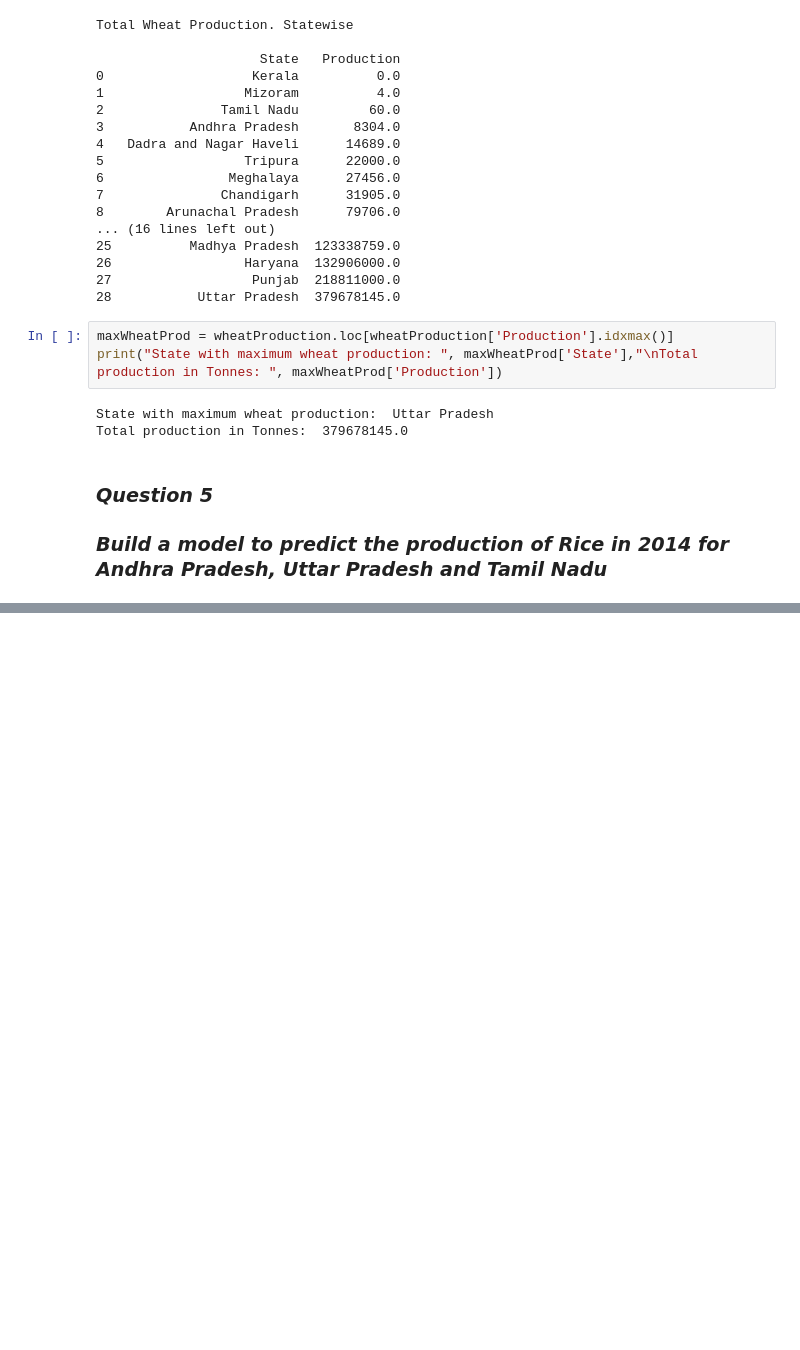
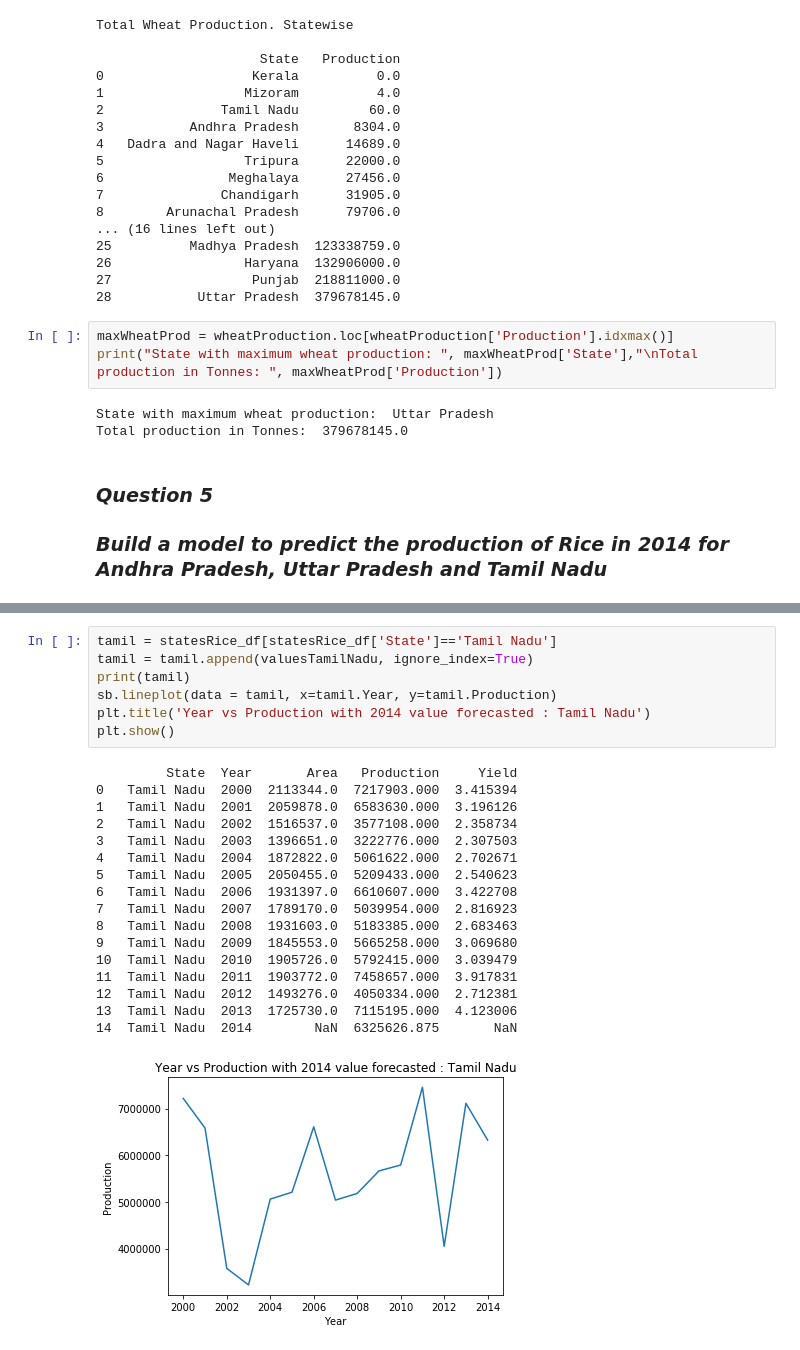
Before and after one commit to Neha-Jacob/Crop-Analysis-India, a Jupyter notebook: Crop Production Analysis - India.ipynb, the cells around one changed output, grey strips where cells are left out. Saved outputs shown, nothing was run; the diff lists cells and outputs as text; blank space fills up the shorter version.

```diff
--- a/Crop Production Analysis - India.ipynb
+++ b/Crop Production Analysis - India.ipynb
@@ -488,0 +537,25 @@ pred
+# %%
+tamil = statesRice_df[statesRice_df['State']=='Tamil Nadu']
+tamil = tamil.append(valuesTamilNadu, ignore_index=True)
+print(tamil)
+sb.lineplot(data = tamil, x=tamil.Year, y=tamil.Production)
+plt.title('Year vs Production with 2014 value forecasted : Tamil Nadu')
+plt.show()
+# %% [output]
+         State  Year       Area   Production     Yield
+0   Tamil Nadu  2000  2113344.0  7217903.000  3.415394
+1   Tamil Nadu  2001  2059878.0  6583630.000  3.196126
+2   Tamil Nadu  2002  1516537.0  3577108.000  2.358734
+3   Tamil Nadu  2003  1396651.0  3222776.000  2.307503
+4   Tamil Nadu  2004  1872822.0  5061622.000  2.702671
+5   Tamil Nadu  2005  2050455.0  5209433.000  2.540623
+6   Tamil Nadu  2006  1931397.0  6610607.000  3.422708
+7   Tamil Nadu  2007  1789170.0  5039954.000  2.816923
+8   Tamil Nadu  2008  1931603.0  5183385.000  2.683463
+9   Tamil Nadu  2009  1845553.0  5665258.000  3.069680
+10  Tamil Nadu  2010  1905726.0  5792415.000  3.039479
+11  Tamil Nadu  2011  1903772.0  7458657.000  3.917831
+12  Tamil Nadu  2012  1493276.0  4050334.000  2.712381
+13  Tamil Nadu  2013  1725730.0  7115195.000  4.123006
+14  Tamil Nadu  2014        NaN  6325626.875       NaN
+[figure, added]
```
Also changed, not shown: parts of 19 cells of this notebook.
